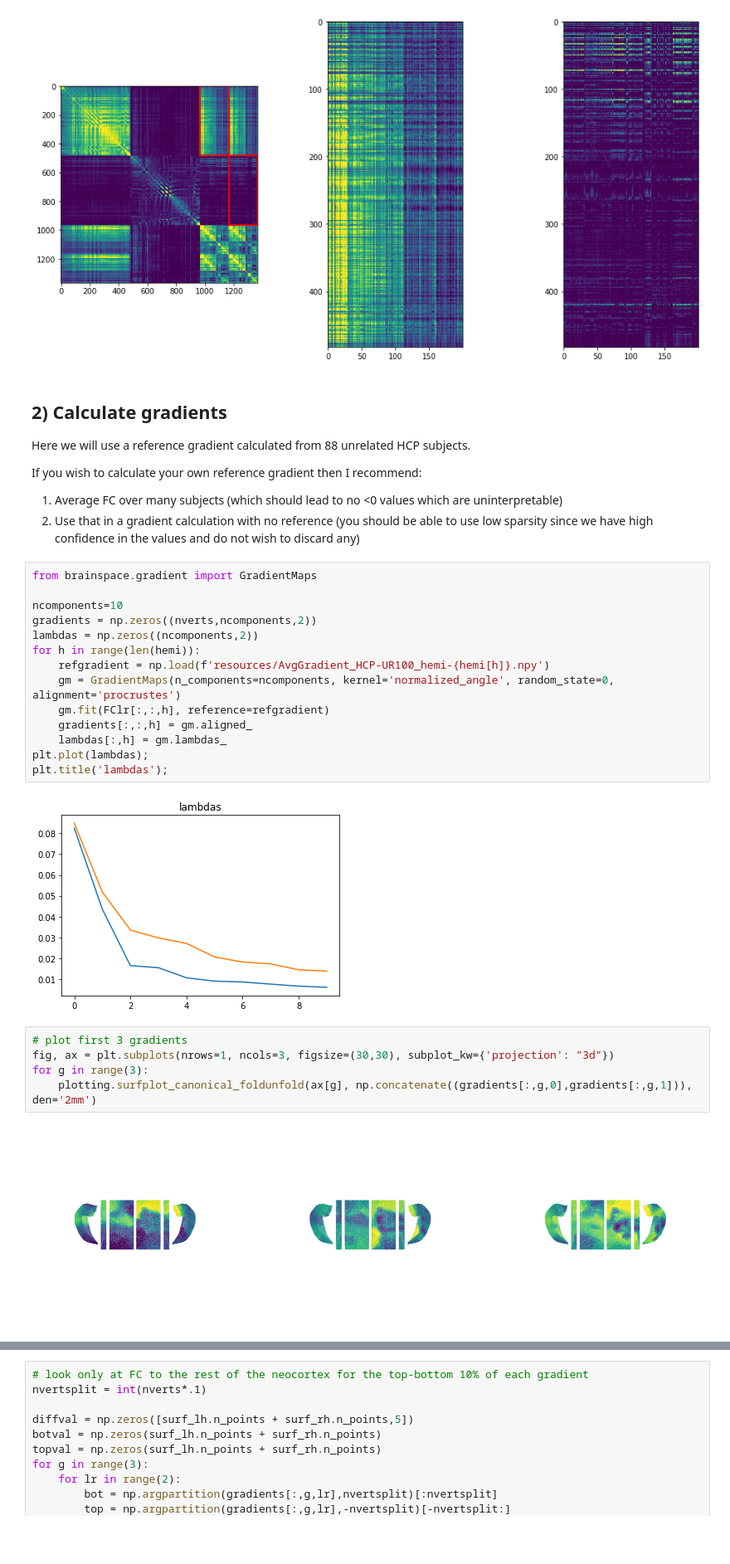
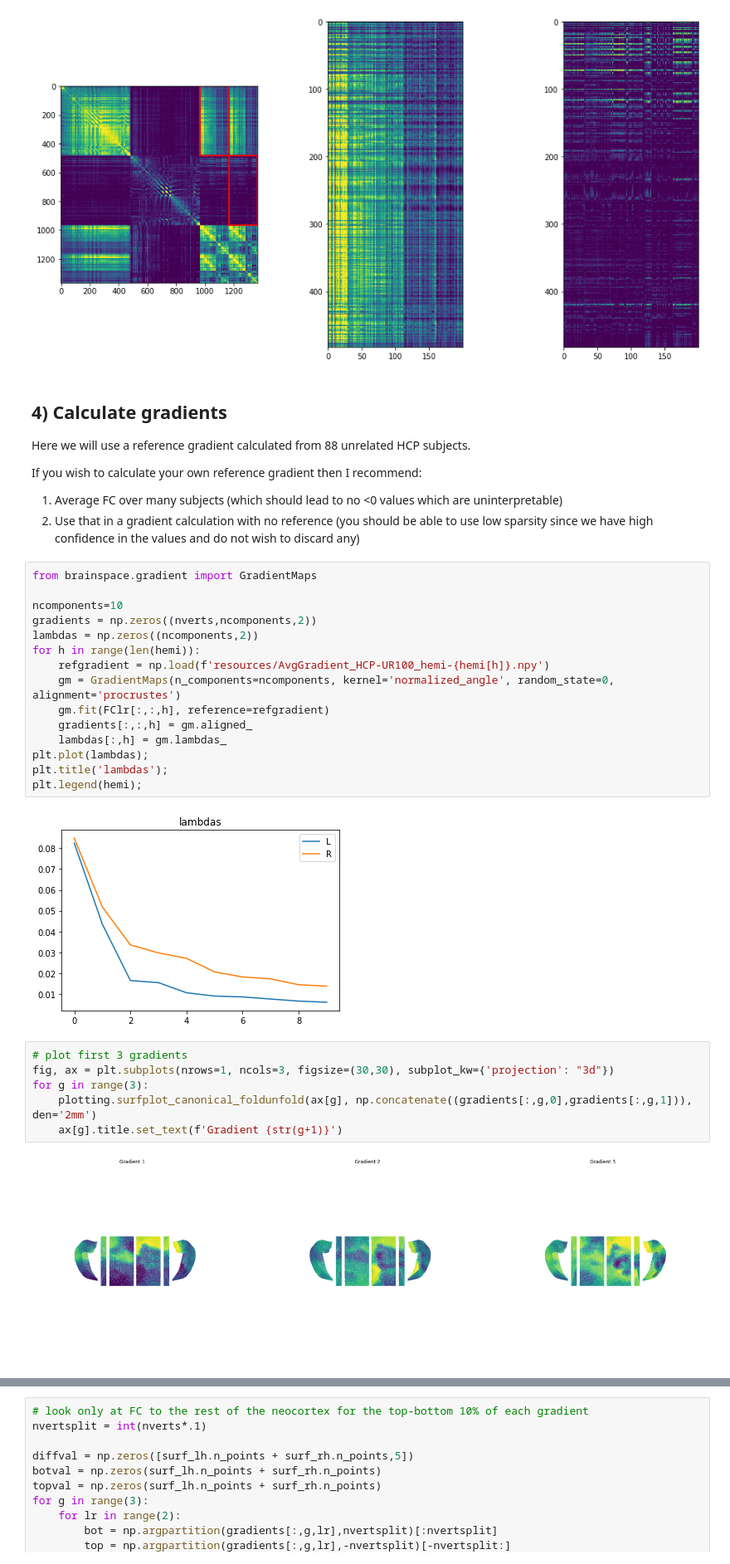
Before and after one commit to jordandekraker/HippoGrad, a Jupyter notebook: ExampleWorkflow.ipynb, the cells around one changed output, grey strips where cells are left out. Shown at 83% size. Drawn from its saved outputs; the diff is of its cells as text; blank space fills up the shorter version.

```diff
--- a/ExampleWorkflow.ipynb
+++ b/ExampleWorkflow.ipynb
@@ -119,7 +123,7 @@ ax[2].imshow(FClr[:,:,1], vmin=0, vmax=0.5)
 <matplotlib.image.AxesImage at 0x...>
 [figure]
 # %% [markdown]
-## 2) Calculate gradients
+## 4) Calculate gradients
 
 Here we will use a reference gradient calculated from 88 unrelated HCP subjects.
 
@@ -140,12 +144,14 @@ for h in range(len(hemi)):
     lambdas[:,h] = gm.lambdas_
 plt.plot(lambdas);
 plt.title('lambdas');
+plt.legend(hemi);
 # %% [output]
-[figure, old version]
+[figure, new version]
 # %%
 # plot first 3 gradients
 fig, ax = plt.subplots(nrows=1, ncols=3, figsize=(30,30), subplot_kw={'projection': "3d"})
 for g in range(3):
     plotting.surfplot_canonical_foldunfold(ax[g], np.concatenate((gradients[:,g,0],gradients[:,g,1])), den='2mm')
+    ax[g].title.set_text(f'Gradient {str(g+1)}')
 # %% [output]
-[figure, old version]
+[figure, new version]
```
Also changed, not shown: parts of 6 cells of this notebook.
